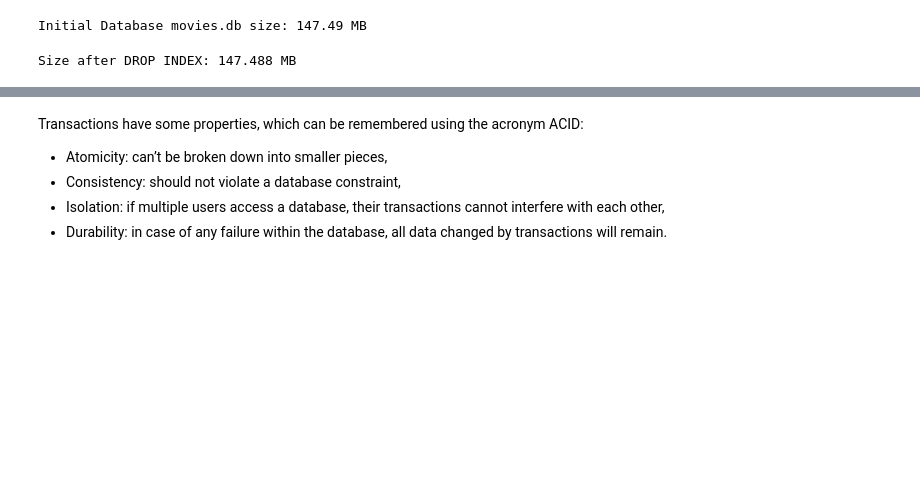
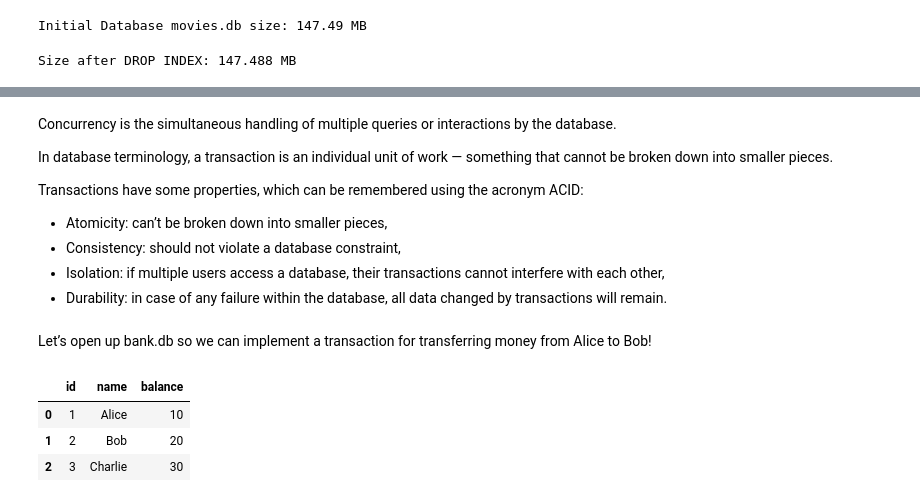
Before and after one commit to engineer-nicolas/cs50sql, a Jupyter notebook: lecture_5_Optimizing/lecture_5.ipynb, the cells around one changed output, grey strips where cells are left out. Drawn from its saved outputs; the diff is of its cells as text; code cells hidden in the pictures; blank space fills up the shorter version.

```diff
--- a/lecture_5_Optimizing/lecture_5.ipynb
+++ b/lecture_5_Optimizing/lecture_5.ipynb
@@ -496,6 +505,12 @@ Once we drop all the indexes and vacuum again, the database will be considerably
 # %% [markdown]
+Concurrency is the simultaneous handling of multiple queries or interactions by the database.
+
+In database terminology, a transaction is an individual unit of work — something that cannot be broken down into smaller pieces.
+
 Transactions have some properties, which can be remembered using the acronym ACID:
 - Atomicity: can’t be broken down into smaller pieces,
 - Consistency: should not violate a database constraint,
 - Isolation: if multiple users access a database, their transactions cannot interfere with each other,
 - Durability: in case of any failure within the database, all data changed by transactions will remain.
+# %% [markdown]
+Let’s open up bank.db so we can implement a transaction for transferring money from Alice to Bob!
@@ -501,0 +538,17 @@ Transactions have some properties, which can be remembered using the acronym ACI
+# %%
+# Let's connect to the SQLite database used in CS50
+conn = sqlite3.connect("bank.db")
+conn.executescript(bank_db_string_format)
+conn.commit()
+# %%
+pd.read_sql_query(
+"""
+SELECT * FROM "accounts";
+""",
+conn
+)
+# %% [output]
+|  | id | name | balance |
+| 0 | 1 | Alice | 10 |
+| 1 | 2 | Bob | 20 |
+| 2 | 3 | Charlie | 30 |
```
Also changed, not shown: parts of 38 cells of this notebook, 1 other file.
